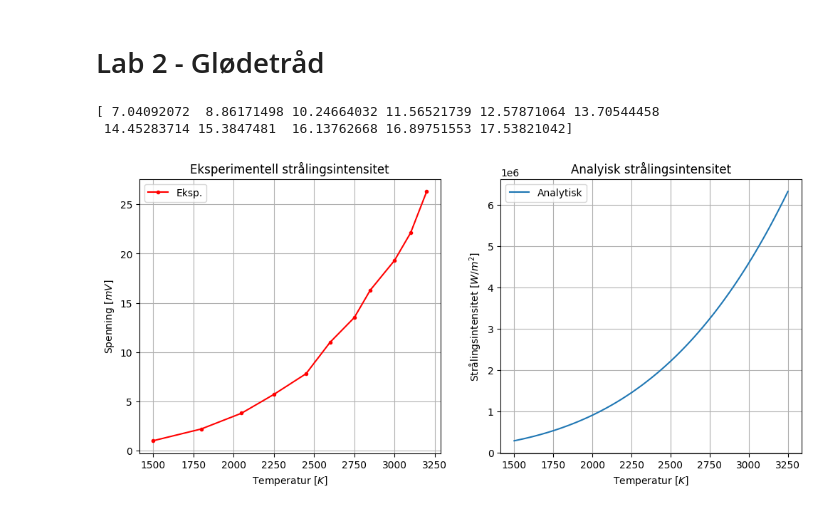
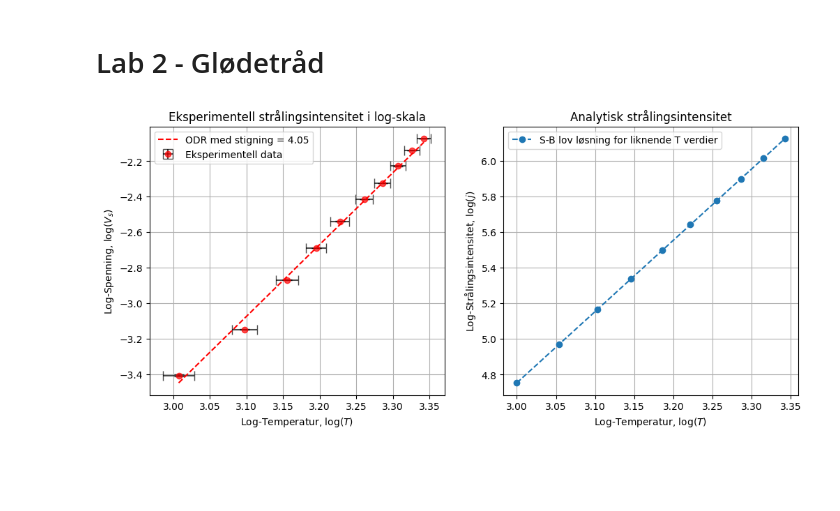
Before and after one commit to sebastjr/sebastjr, a Jupyter notebook: lab2.ipynb, the cells around one changed output. Drawn from its saved outputs; the diff is of its cells as text; code cells hidden in the pictures; blank space fills up the shorter version.

```diff
--- a/lab2.ipynb
+++ b/lab2.ipynb
@@ -19,45 +34,62 @@ with open(file, 'r') as f:
     next(f) # Skipper første linje
 
     for line in f: # Går linje for linje og eksporterer data
-            column = line.split(',') # csv fil - komma separerer data
+            column = line.split('\t') # tsv fil - tab separerer data
             V.append(float(column[0])) # V
             I.append(float(column[1])) # A
             V_s.append(float(column[2])) # mV
 
+# Gjør om liste til array
 V = np.array(V)
 I = np.array(I)
-V_s = np.array(V_s)
+V_s = np.array(V_s)/1000
+T_error = 50  # Absolutt temp usikkerhet [K]
+V_error = 0.005/1000  # Absolutt spenning usikkerhet [V]
 
-R = V/I # Finner resistansen i lampen
-R = R/R_0
-print(R)
+# Kalkulerer resistans og finner temp
+R = V / I / R_0
+T = np.interp(R, R_R300K, Temp)
 
-# Bruker tabell for å finne temperaturer
+# Transformerer data til log10 skala
+log_T = np.log10(T)
+log_V_s = np.log10(V_s)
 
-T = np.array([1500, 1800, 2050, 2250, 2450, 2600, 2750, 2850, 3000, 3100, 3200])
-T_anal = np.linspace(1500, 3250, 100)
+# Kalkulerer usikkerheter i log10 skala
+log_T_error = T_error / (T * np.log(10))
+log_V_s_error = V_error / (V_s * np.log(10))
+
+# Initialiserer modellen og setter initialverdier
+mydata = odr.Data(log_T, log_V_s, wd=log_T_error, we=log_V_s_error)
+model = odr.Model(linear_model)
+myodr = odr.ODR(mydata, model, beta0=[4.0, 0])
+
+# Kjører ODR
+myoutput = myodr.run()
+slope, intercept = myoutput.beta
-# %% [output]
-[ 7.04092072  8.86171498 10.24664032 11.56521739 12.57871064 13.70544458
- 14.45283714 15.3847481  16.13762668 16.89751553 17.53821042]
 # %%
 plt.figure(figsize=(12, 5))
 
+# Eksperimentell data
 plt.subplot(1, 2, 1)
-plt.plot(T, V_s, label = 'Eksp.', color = 'r', marker = '.')
-plt.xlabel('Temperatur [$K$]')
-plt.ylabel('Spenning [$mV$]')
+plt.errorbar(log_T, log_V_s, xerr=log_T_error, yerr=log_V_s_error, color='red', marker='o',
+             ls = ' ', capsize=5, capthick=1, ecolor='black', label='Eksperimentell data', alpha=0.7)
+plt.plot(log_T, linear_model([slope, intercept], log_T), label = f'ODR med stigning = {round(slope, 2)}', color = 'r', ls = '--')
+plt.xlabel('Log-Temperatur, $\log(T)$')
+plt.ylabel('Log-Spenning, $\log(V_s)$')
 plt.grid()
 plt.legend()
-plt.title('Eksperimentell strålingsintensitet')
+plt.title('Eksperimentell strålingsintensitet i log-skala')
 
+# Analytisk plott
 plt.subplot(1, 2, 2)
-plt.plot(T_anal, j(T_anal), label = 'Analytisk')
-plt.xlabel('Temperatur [$K$]')
-plt.ylabel('Strålingsintensitet [$W/m^2$]')
+plt.plot(np.log10(Temp_analytic), logj(np.log10(Temp_analytic)), label='S-B lov løsning for liknende T verdier', marker='o', linestyle='--')
+plt.xlabel('Log-Temperatur, $\log(T)$')
+plt.ylabel('Log-Strålingsintensitet, $\log(j)$')
 plt.grid()
 plt.legend()
-plt.title('Analyisk strålingsintensitet')
+plt.title('Analytisk strålingsintensitet')
 
+plt.savefig('DataPlot.pdf', format = 'pdf', bbox_inches="tight")
 plt.show()
 # %% [output]
-[figure, old version]
+[figure, new version]
```
Also changed, not shown: parts of 3 cells of this notebook, 7 other files.
